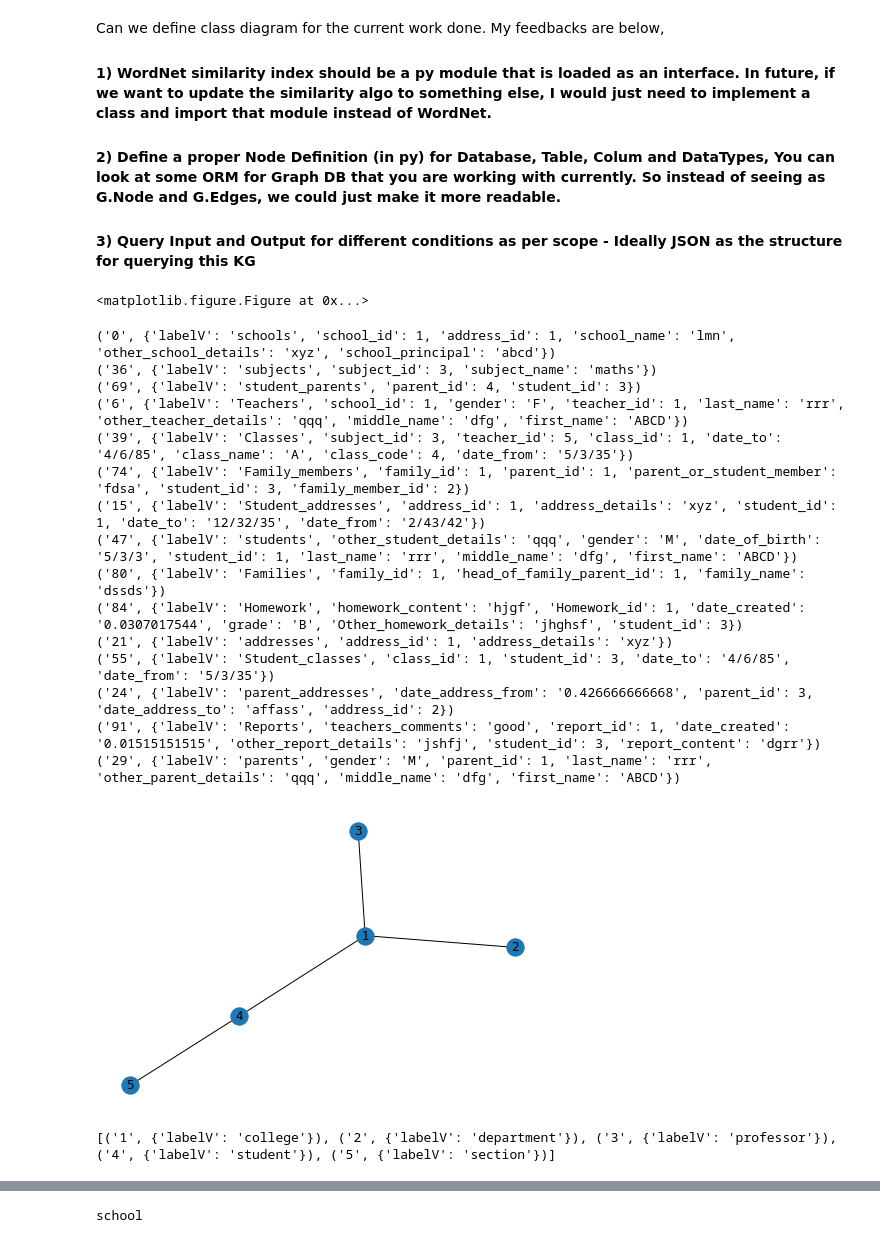
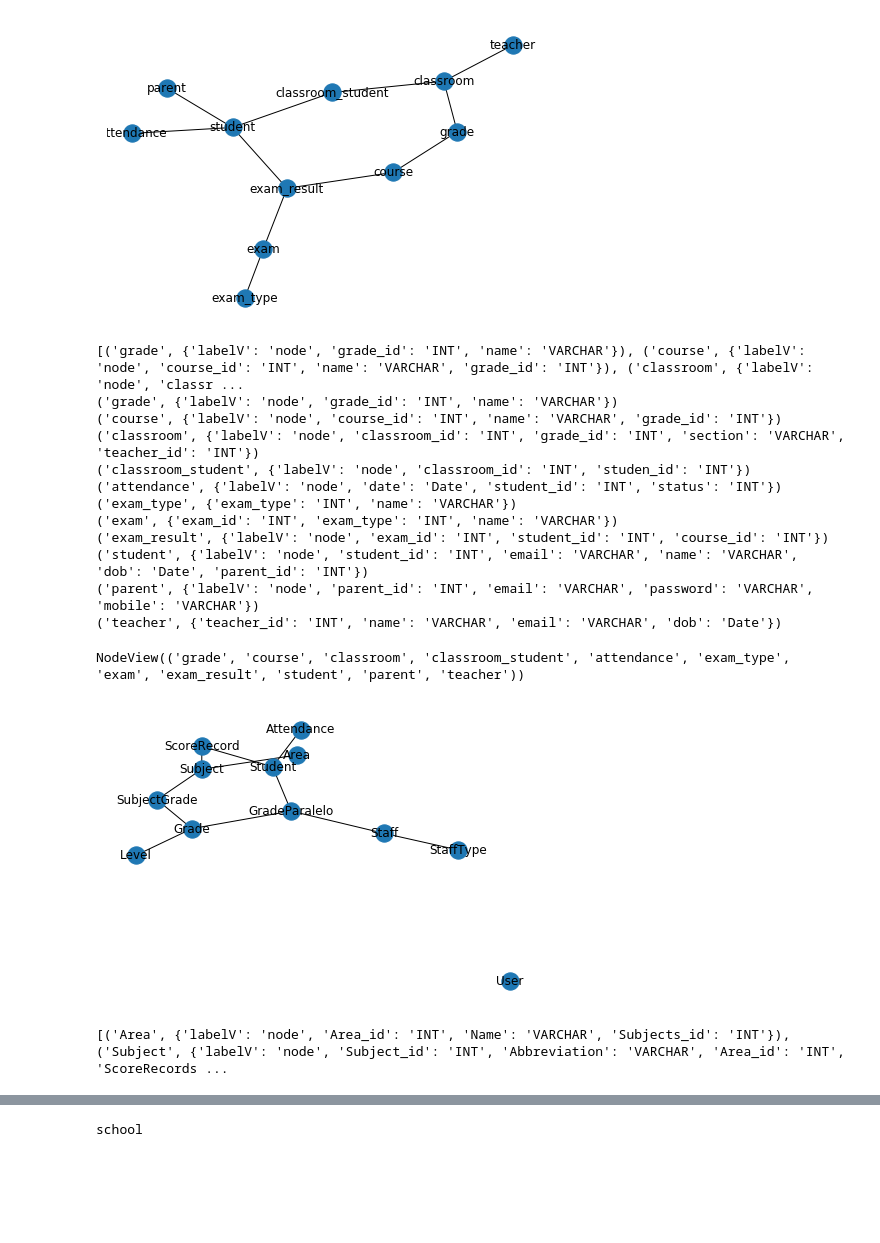
Before and after one commit to singh-priyank/KG, a Jupyter notebook: Untitled.ipynb, the cells around one changed output, grey strips where cells are left out. Drawn from its saved outputs; the diff is of its cells as text; code cells hidden in the pictures; blank space fills up the shorter version.

```diff
--- a/Untitled.ipynb
+++ b/Untitled.ipynb
@@ -1,55 +1,50 @@
-# %% [markdown]
-Can we define class diagram for the current work done. My feedbacks are below,
-#### 1) WordNet similarity index should be a py module that is loaded as an interface. In future, if we want to update the similarity algo to something else, I would just need to implement a class and import that module instead of WordNet.
-#### 2) Define a proper Node Definition (in py) for Database, Table, Colum and DataTypes, You can look at some ORM for Graph DB that you are working with currently. So instead of seeing as G.Node and G.Edges, we could just make it more readable.
-#### 3) Query Input and Output for different conditions as per scope - Ideally JSON as the structure for querying this KG
 # %%
 import numpy as np
 import matplotlib.pyplot as plt
 import networkx as nx
 
 # School database
-G1 = nx.read_graphml('my-graph.graphml')
+G1 = nx.read_graphml('g2.graphml')
 G1 = G1.to_undirected()
 
 nx.draw(G1,with_labels=True)
 plt.show()
 node1 = []
+print(G1.nodes.data())
 for node in G1.nodes(data=True):
     node1.append(node)
     print(node)
 # %% [output]
+[figure, added]
-<matplotlib.figure.Figure at 0x...>
+[('grade', {'labelV': 'node', 'grade_id': 'INT', 'name': 'VARCHAR'}), ('course', {'labelV': 'node', 'course_id': 'INT', 'name': 'VARCHAR', 'grade_id': 'INT'}), ('classroom', {'labelV': 'node', 'classr ...
+('grade', {'labelV': 'node', 'grade_id': 'INT', 'name': 'VARCHAR'})
+('course', {'labelV': 'node', 'course_id': 'INT', 'name': 'VARCHAR', 'grade_id': 'INT'})
+('classroom', {'labelV': 'node', 'classroom_id': 'INT', 'grade_id': 'INT', 'section': 'VARCHAR', 'teacher_id': 'INT'})
+('classroom_student', {'labelV': 'node', 'classroom_id': 'INT', 'studen_id': 'INT'})
+('attendance', {'labelV': 'node', 'date': 'Date', 'student_id': 'INT', 'status': 'INT'})
+('exam_type', {'exam_type': 'INT', 'name': 'VARCHAR'})
+('exam', {'exam_id': 'INT', 'exam_type': 'INT', 'name': 'VARCHAR'})
+('exam_result', {'labelV': 'node', 'exam_id': 'INT', 'student_id': 'INT', 'course_id': 'INT'})
+('student', {'labelV': 'node', 'student_id': 'INT', 'email': 'VARCHAR', 'name': 'VARCHAR', 'dob': 'Date', 'parent_id': 'INT'})
+('parent', {'labelV': 'node', 'parent_id': 'INT', 'email': 'VARCHAR', 'password': 'VARCHAR', 'mobile': 'VARCHAR'})
+('teacher', {'teacher_id': 'INT', 'name': 'VARCHAR', 'email': 'VARCHAR', 'dob': 'Date'})
-('0', {'labelV': 'schools', 'school_id': 1, 'address_id': 1, 'school_name': 'lmn', 'other_school_details': 'xyz', 'school_principal': 'abcd'})
-('36', {'labelV': 'subjects', 'subject_id': 3, 'subject_name': 'maths'})
-('69', {'labelV': 'student_parents', 'parent_id': 4, 'student_id': 3})
-('6', {'labelV': 'Teachers', 'school_id': 1, 'gender': 'F', 'teacher_id': 1, 'last_name': 'rrr', 'other_teacher_details': 'qqq', 'middle_name': 'dfg', 'first_name': 'ABCD'})
-('39', {'labelV': 'Classes', 'subject_id': 3, 'teacher_id': 5, 'class_id': 1, 'date_to': '4/6/85', 'class_name': 'A', 'class_code': 4, 'date_from': '5/3/35'})
-('74', {'labelV': 'Family_members', 'family_id': 1, 'parent_id': 1, 'parent_or_student_member': 'fdsa', 'student_id': 3, 'family_member_id': 2})
-('15', {'labelV': 'Student_addresses', 'address_id': 1, 'address_details': 'xyz', 'student_id': 1, 'date_to': '12/32/35', 'date_from': '2/43/42'})
-('47', {'labelV': 'students', 'other_student_details': 'qqq', 'gender': 'M', 'date_of_birth': '5/3/3', 'student_id': 1, 'last_name': 'rrr', 'middle_name': 'dfg', 'first_name': 'ABCD'})
-('80', {'labelV': 'Families', 'family_id': 1, 'head_of_family_parent_id': 1, 'family_name': 'dssds'})
-('84', {'labelV': 'Homework', 'homework_content': 'hjgf', 'Homework_id': 1, 'date_created': '0.0307017544', 'grade': 'B', 'Other_homework_details': 'jhghsf', 'student_id': 3})
-('21', {'labelV': 'addresses', 'address_id': 1, 'address_details': 'xyz'})
-('55', {'labelV': 'Student_classes', 'class_id': 1, 'student_id': 3, 'date_to': '4/6/85', 'date_from': '5/3/35'})
-('24', {'labelV': 'parent_addresses', 'date_address_from': '0.426666666668', 'parent_id': 3, 'date_address_to': 'affass', 'address_id': 2})
-('91', {'labelV': 'Reports', 'teachers_comments': 'good', 'report_id': 1, 'date_created': '0.01515151515', 'other_report_details': 'jshfj', 'student_id': 3, 'report_content': 'dgrr'})
-('29', {'labelV': 'parents', 'gender': 'M', 'parent_id': 1, 'last_name': 'rrr', 'other_parent_details': 'qqq', 'middle_name': 'dfg', 'first_name': 'ABCD'})
+# %%
+G1.nodes
+# %% [output]
+NodeView(('grade', 'course', 'classroom', 'classroom_student', 'attendance', 'exam_type', 'exam', 'exam_result', 'student', 'parent', 'teacher'))
 # %%
 # College Database
-
-G2 = nx.Graph()
-G2.add_nodes_from([('1', {"labelV": "college"}), ('2', {"labelV": "department"}), ('3', {"labelV": "professor"}), ('4', {"labelV": "student"}), ('5', {"labelV": "section"}), ])
-G2.add_edges_from([('1', '2'), ('1', '3'), ('1', '4'), ('4', '5')])
+G2 = nx.read_graphml('g3.graphml')
+G2 = G2.to_undirected()
+node2 = []
 nx.draw(G2,with_labels=True)
 plt.show()
-print(G2.nodes(data=True))
-node2 = []
 for node in G2.nodes(data=True):
     node2.append(node)
+print(node2)
 # %% [output]
-[figure, old version]
+[figure, new version]
-[('1', {'labelV': 'college'}), ('2', {'labelV': 'department'}), ('3', {'labelV': 'professor'}), ('4', {'labelV': 'student'}), ('5', {'labelV': 'section'})]
+[('Area', {'labelV': 'node', 'Area_id': 'INT', 'Name': 'VARCHAR', 'Subjects_id': 'INT'}), ('Subject', {'labelV': 'node', 'Subject_id': 'INT', 'Abbreviation': 'VARCHAR', 'Area_id': 'INT', 'ScoreRecords ...
 # %%
 # G3 = nx.Graph()
 
```
Also changed, not shown: parts of 8 cells of this notebook.
